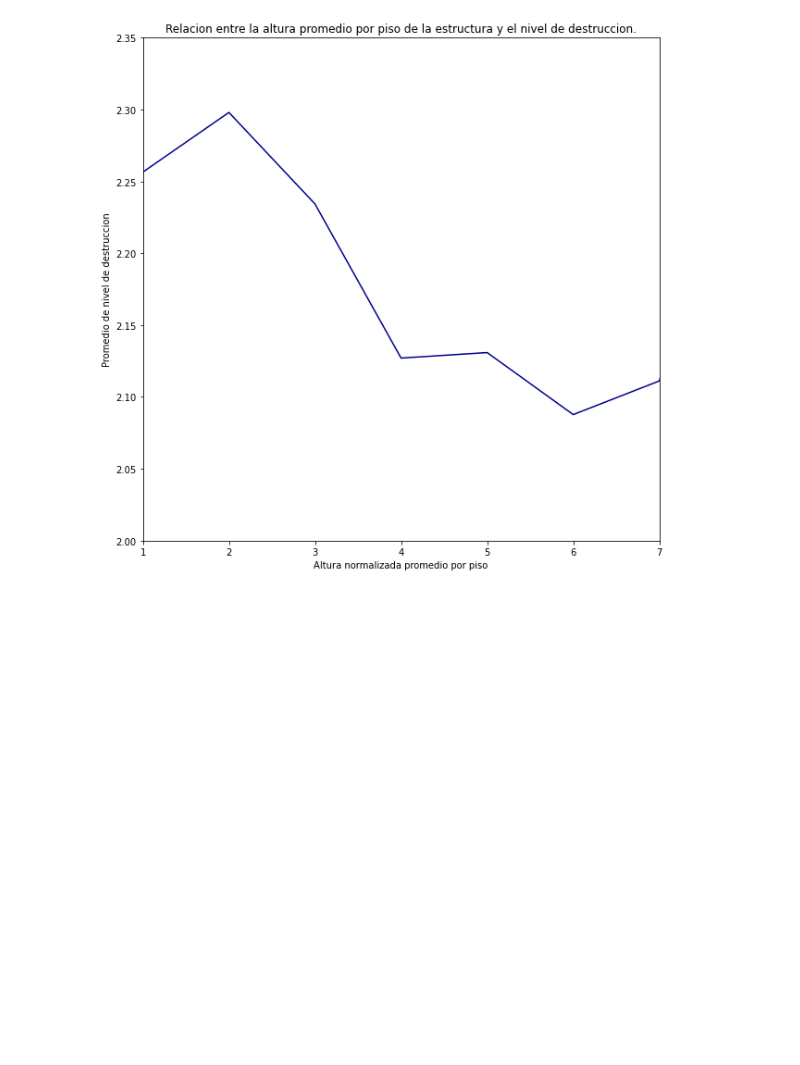
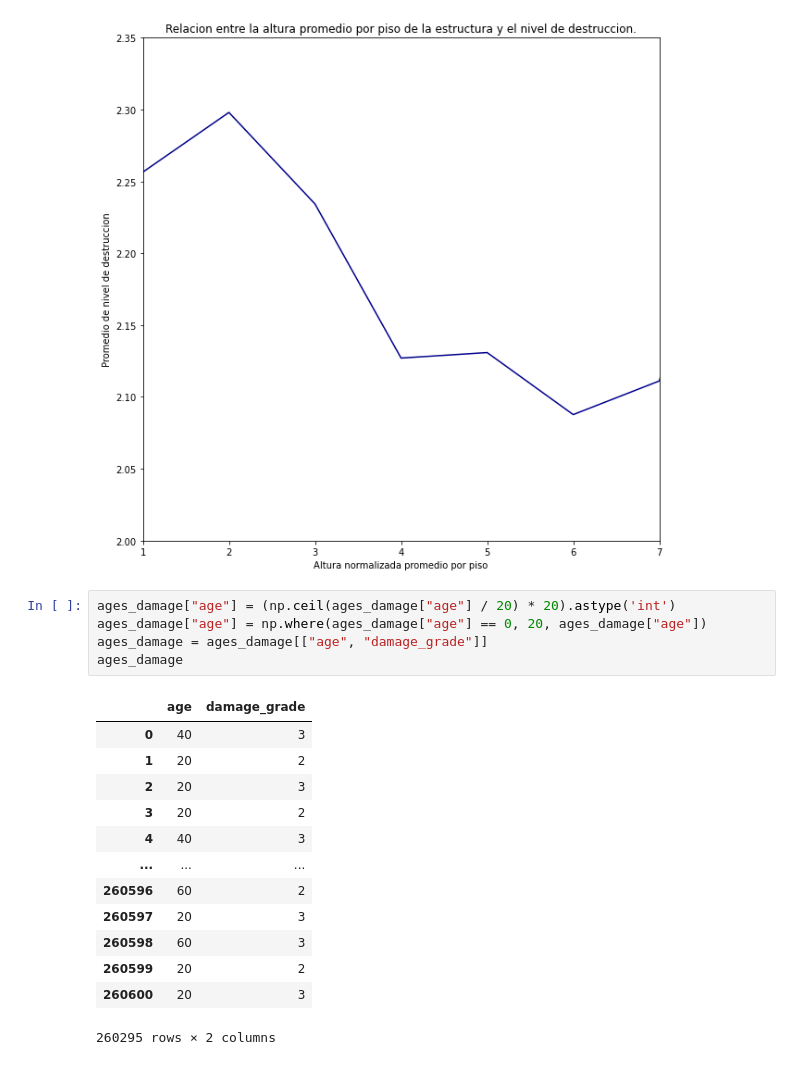
Before and after one commit to joaquinfontela/OrganizacionDeDatos-TP1, a Jupyter notebook: src/Continuous.ipynb, the cells around one changed output. Drawn from its saved outputs; the diff is of its cells as text; blank space fills up the shorter version.

```diff
--- a/src/Continuous.ipynb
+++ b/src/Continuous.ipynb
@@ -170,3 +170,22 @@ avg_dmg_per_height_per_floor["avg_damage_grade_for_height_per_floor"].plot(figsi
 # %% [output]
 <AxesSubplot:title={'center':'Relacion entre la altura promedio por piso de la estructura y el nivel de destruccion.'}, xlabel='Altura normalizada promedio por piso', ylabel='Promedio de nivel de dest ...
 [figure]
+# %%
+ages_damage["age"] = (np.ceil(ages_damage["age"] / 20) * 20).astype('int')
+ages_damage["age"] = np.where(ages_damage["age"] == 0, 20, ages_damage["age"])
+ages_damage = ages_damage[["age", "damage_grade"]]
+ages_damage
+# %% [output]
+|  | age | damage_grade |
+| 0 | 40 | 3 |
+| 1 | 20 | 2 |
+| 2 | 20 | 3 |
+| 3 | 20 | 2 |
+| 4 | 40 | 3 |
+| ... | ... | ... |
+| 260596 | 60 | 2 |
+| 260597 | 20 | 3 |
+| 260598 | 60 | 3 |
+| 260599 | 20 | 2 |
+| 260600 | 20 | 3 |
+260295 rows × 2 columns
```
Also changed, not shown: parts of 3 cells of this notebook.
